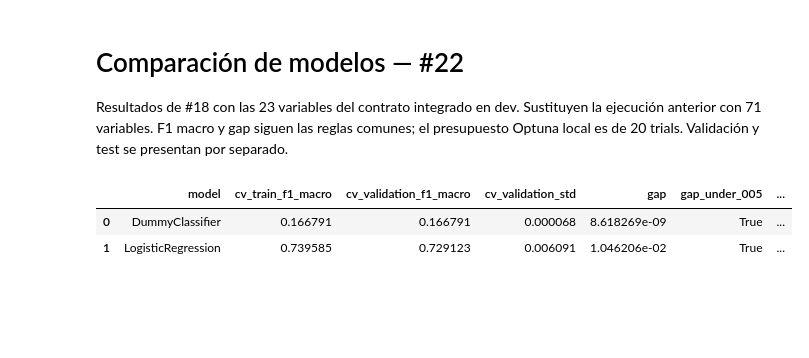
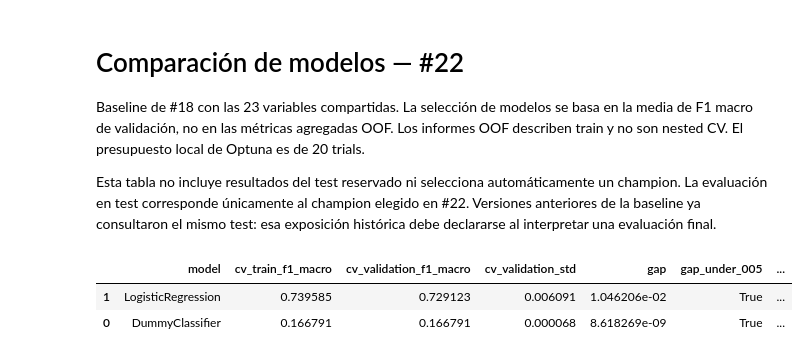
Before and after one commit to T6-P5-Classification/bcn-price-classifier, a Jupyter notebook: notebooks/08_comparison.ipynb, the cells around one changed output. Drawn from its saved outputs; the diff is of its cells as text; code cells hidden in the pictures; blank space fills up the shorter version.

```diff
--- a/notebooks/08_comparison.ipynb
+++ b/notebooks/08_comparison.ipynb
@@ -1,14 +1,18 @@
 # %% [markdown]
 # Comparación de modelos — #22
-Resultados de #18 con las 23 variables del contrato integrado en dev. Sustituyen la ejecución anterior con 71 variables. F1 macro y gap siguen las reglas comunes; el presupuesto Optuna local es de 20 trials. Validación y test se presentan por separado.
+Baseline de #18 con las 23 variables compartidas. La selección de modelos se basa en la media de F1 macro de validación, no en las métricas agregadas OOF. Los informes OOF describen train y no son nested CV. El presupuesto local de Optuna es de 20 trials.
+
+Esta tabla no incluye resultados del test reservado ni selecciona automáticamente un champion. La evaluación en test corresponde únicamente al champion elegido en #22. Versiones anteriores de la baseline ya consultaron el mismo test: esa exposición histórica debe declararse al interpretar una evaluación final.
 # %%
 from pathlib import Path
 import pandas as pd
 from IPython.display import display
 ROOT = Path.cwd() if (Path.cwd() / 'src').exists() else Path.cwd().parent
 results = pd.read_csv(ROOT / 'docs/results/logreg_comparison.csv')
-display(results)
+assert results['evaluation_set'].eq('train_oof').all()
+assert not any(column.startswith('test_') for column in results.columns)
+display(results.sort_values('cv_validation_f1_macro', ascending=False))
 # %% [output]
 |  | model | cv_train_f1_macro | cv_validation_f1_macro | cv_validation_std | gap | gap_under_005 | ... |
+| 1 | LogisticRegression | 0.739585 | 0.729123 | 0.006091 | 1.046206e-02 | True | ... |
 | 0 | DummyClassifier | 0.166791 | 0.166791 | 0.000068 | 8.618269e-09 | True | ... |
-| 1 | LogisticRegression | 0.739585 | 0.729123 | 0.006091 | 1.046206e-02 | True | ... |
```
Also changed, not shown: 7 other files.
